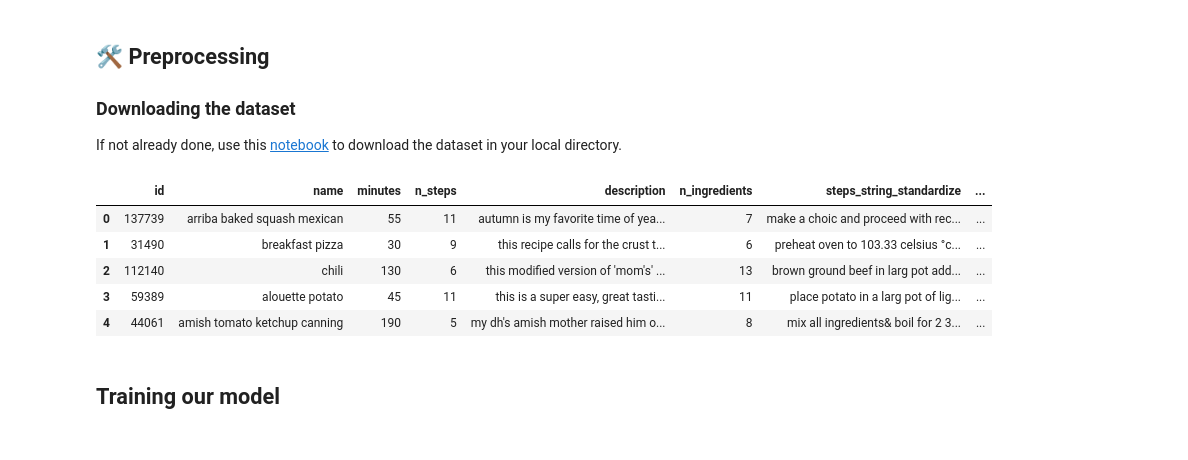
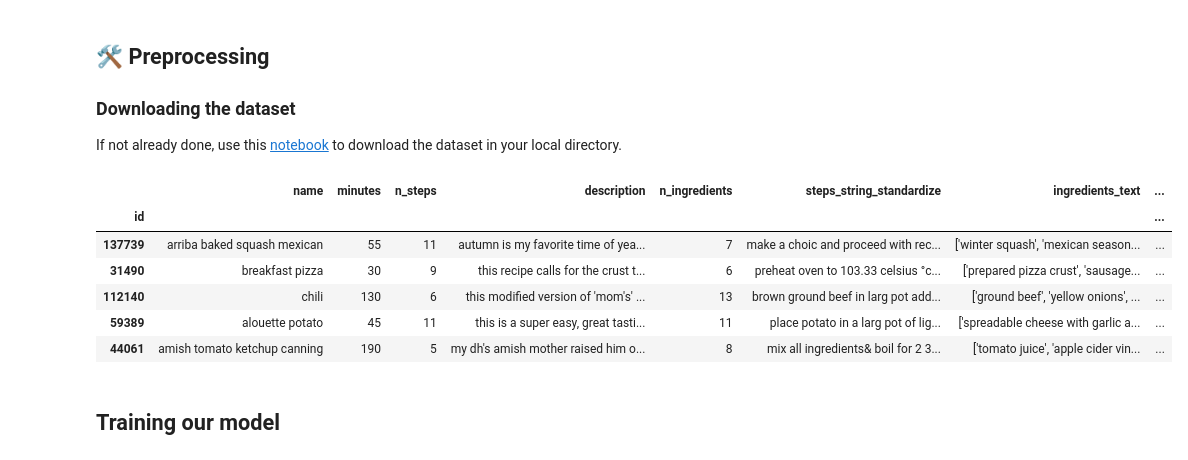
Before and after one commit to milik0/recipe-nlp, a Jupyter notebook: notebooks/regression/feedforward_classification.ipynb, the cells around one changed output. Drawn from its saved outputs; the diff is of its cells as text; code cells hidden in the pictures.

```diff
--- a/notebooks/regression/feedforward_classification.ipynb
+++ b/notebooks/regression/feedforward_classification.ipynb
@@ -30,16 +30,19 @@ ps = PorterStemmer()
 
 If not already done, use this [notebook](../../preprocessing/preprocessing.ipynb) to download the dataset in your local directory.
 # %%
-data = pd.read_csv('../../../data/processed/preprocessed_recipe.csv')
+data = pd.read_csv('../../data/processed/preprocessed_recipe.csv')
-# %%
-data.head()
-# %% [output]
-|  | id | name | minutes | n_steps | description | n_ingredients | steps_string_standardize | ... |
-| 0 | 137739 | arriba baked squash mexican | 55 | 11 | autumn is my favorite time of yea... | 7 | make a choic and proceed with rec... | ... |
-| 1 | 31490 | breakfast pizza | 30 | 9 | this recipe calls for the crust t... | 6 | preheat oven to 103.33 celsius °c... | ... |
-| 2 | 112140 | chili | 130 | 6 | this modified version of 'mom's' ... | 13 | brown ground beef in larg pot add... | ... |
-| 3 | 59389 | alouette potato | 45 | 11 | this is a super easy, great tasti... | 11 | place potato in a larg pot of lig... | ... |
-| 4 | 44061 | amish tomato ketchup canning | 190 | 5 | my dh's amish mother raised him o... | 8 | mix all ingredients& boil for 2 3... | ... |
+# %%
+#data.set_index('id', inplace=True)
+data.drop(columns=['index'], inplace=True)
+data.head()
+# %% [output]
+|  | name | minutes | n_steps | description | n_ingredients | steps_string_standardize | ingredients_text | ... |
+| id |  |  |  |  |  |  |  | ... |
+| 137739 | arriba baked squash mexican | 55 | 11 | autumn is my favorite time of yea... | 7 | make a choic and proceed with rec... | ['winter squash', 'mexican season... | ... |
+| 31490 | breakfast pizza | 30 | 9 | this recipe calls for the crust t... | 6 | preheat oven to 103.33 celsius °c... | ['prepared pizza crust', 'sausage... | ... |
+| 112140 | chili | 130 | 6 | this modified version of 'mom's' ... | 13 | brown ground beef in larg pot add... | ['ground beef', 'yellow onions', ... | ... |
+| 59389 | alouette potato | 45 | 11 | this is a super easy, great tasti... | 11 | place potato in a larg pot of lig... | ['spreadable cheese with garlic a... | ... |
+| 44061 | amish tomato ketchup canning | 190 | 5 | my dh's amish mother raised him o... | 8 | mix all ingredients& boil for 2 3... | ['tomato juice', 'apple cider vin... | ... |
 # %%
 steps_vectorizer = TfidfVectorizer(max_features=500, stop_words='english')
 steps_features = steps_vectorizer.fit_transform(data["steps_string_standardize"])
```
Also changed, not shown: parts of 2 cells of this notebook, 5 other files.
